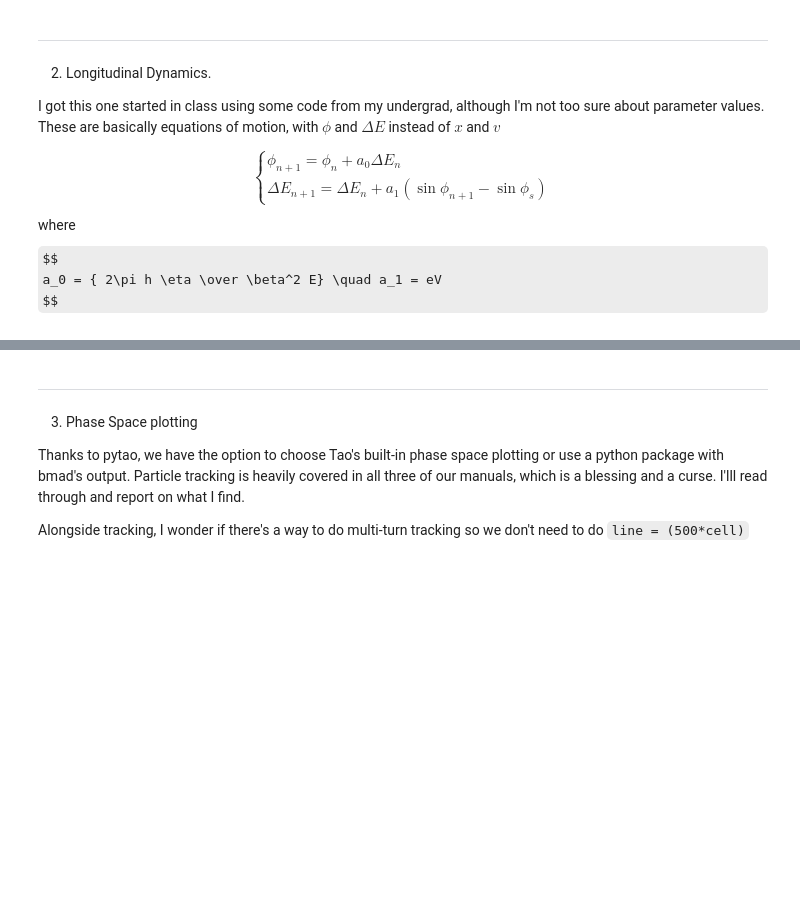
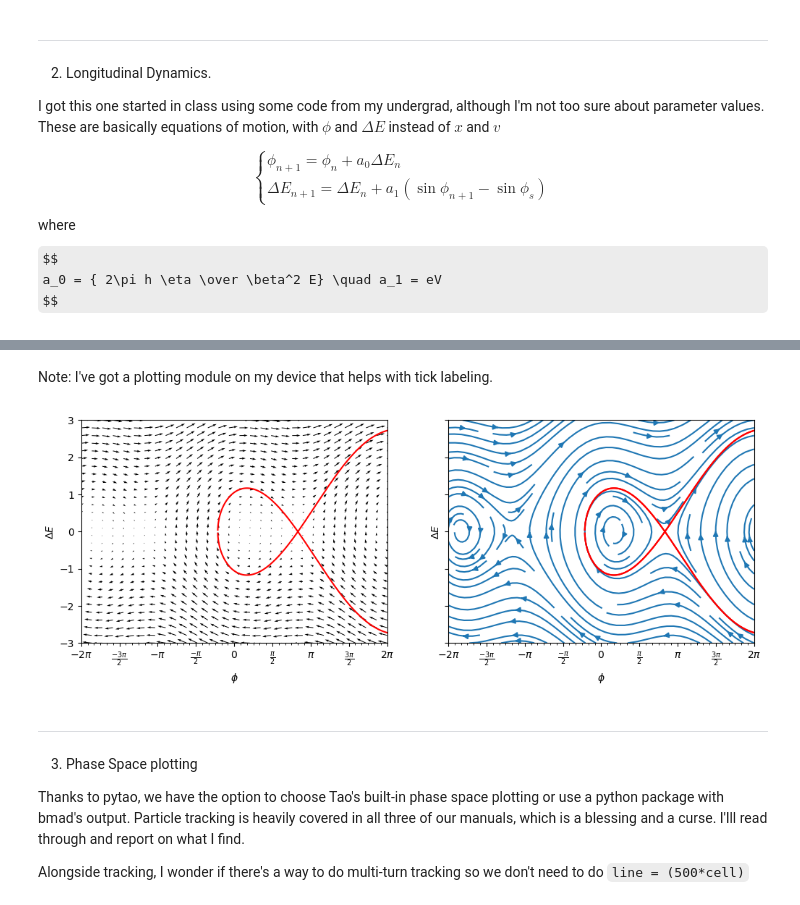
Before and after one commit to andrew-koren/learn-bmad, a Jupyter notebook: project_3/project_3.ipynb, the cells around one changed output, grey strips where cells are left out. Saved outputs shown, nothing was run; the diff lists cells and outputs as text; code cells hidden in the pictures; some formulas as TeX source; blank space fills up the shorter version.

```diff
--- a/project_3/project_3.ipynb
+++ b/project_3/project_3.ipynb
@@ -286,3 +350,24 @@ $$
+# %% [markdown]
+Note: I've got a plotting module on my device that helps with tick labeling.
+# %%
+from plotting import multiple_formatter
+
+fig, axs = plt.subplots(1, 2, sharex=True, sharey=True)
+fig.set_figheight(4)
+fig.set_figwidth(12)
+
+dPhase, dΔE = get_points(phase, ΔE, accelerator_EOM, params)
+make_phase_space(phase, ΔE, dPhase, dΔE, axs=axs)
+
+plot_traj(params, ax=axs[1])
+
+for ax in axs:
+    plot_traj(params, ax=ax)
+    ax.xaxis.set_major_locator(plt.MultipleLocator(np.pi / 2))
+    ax.xaxis.set_minor_locator(plt.MultipleLocator(np.pi / 12))
+    ax.xaxis.set_major_formatter(plt.FuncFormatter(multiple_formatter()))
+# %% [output]
+[figure, added]
 # %% [markdown]
 ---
 
```
Also changed, not shown: parts of 6 cells of this notebook, 1 other file.
